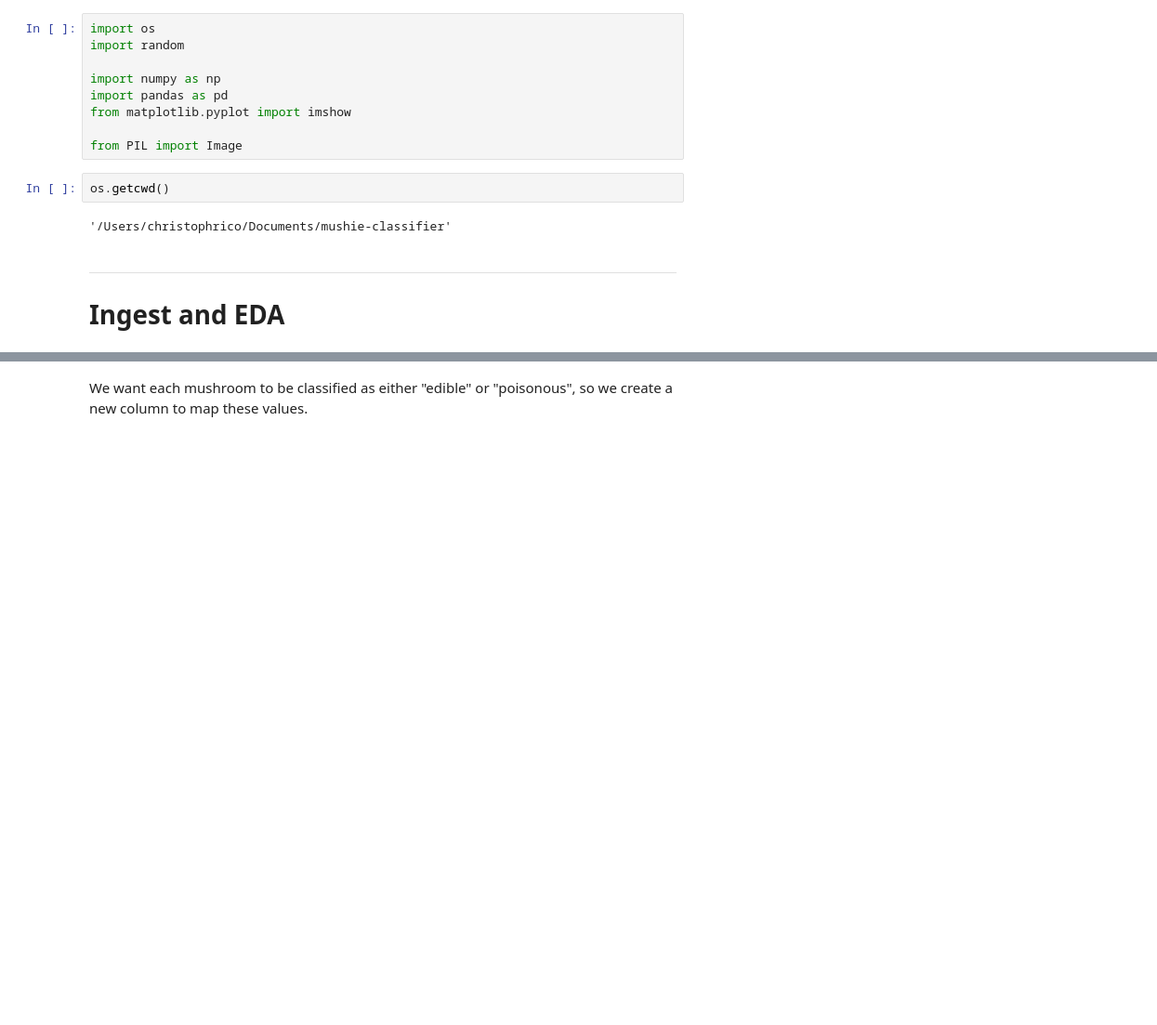
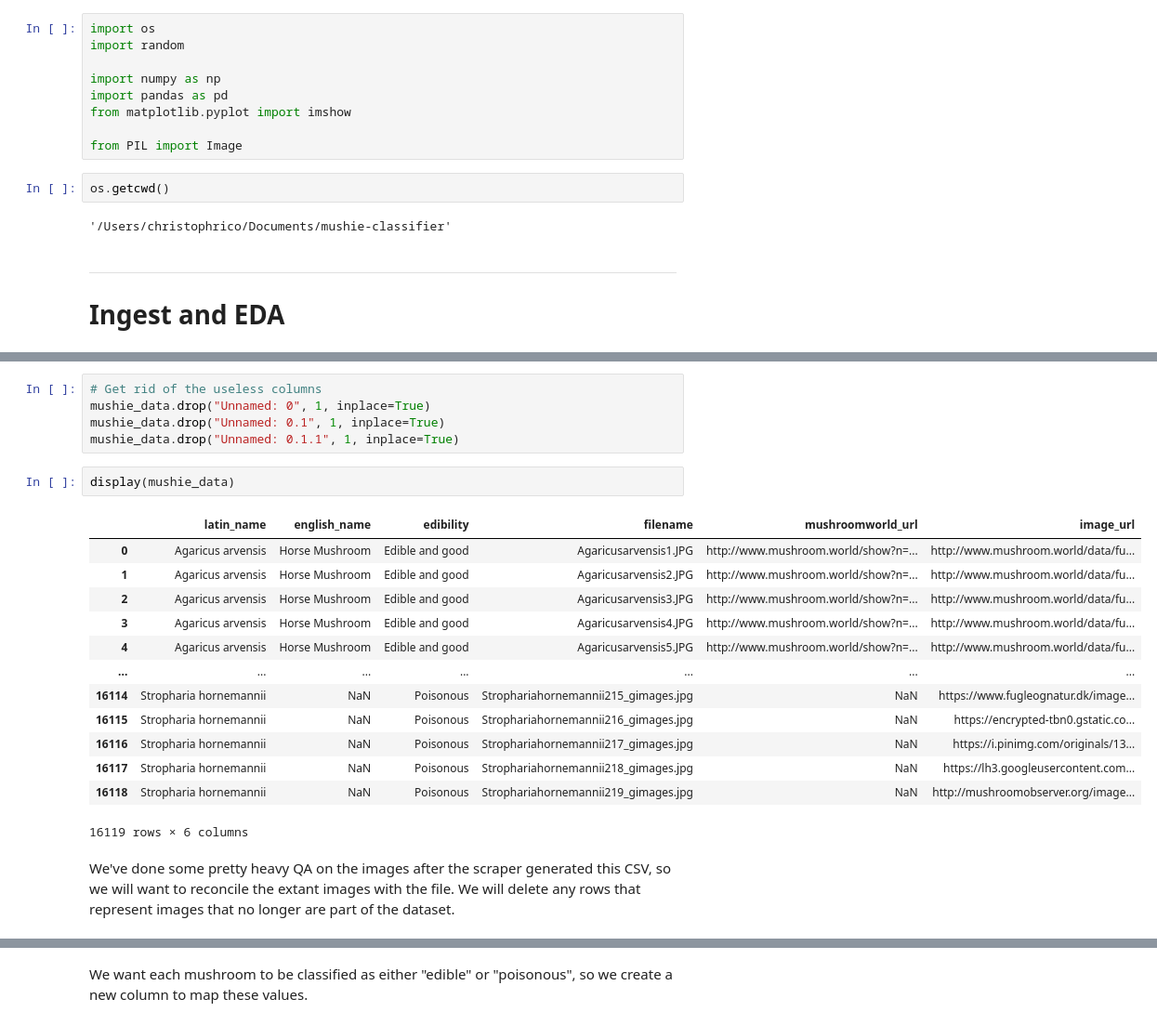
Before and after one commit to Edible-ai/Explainable-Edibles, a Jupyter notebook: 1_Preliminary_image_data_analysis.ipynb, the cells around one changed output, grey strips where cells are left out. Shown at 93% size. Drawn from its saved outputs; the diff is of its cells as text; blank space fills up the shorter version.

```diff
--- a/1_Preliminary_image_data_analysis.ipynb
+++ b/1_Preliminary_image_data_analysis.ipynb
@@ -55,0 +41,23 @@ mushie_data.head(10)
+# %%
+# Get rid of the useless columns
+mushie_data.drop("Unnamed: 0", 1, inplace=True)
+mushie_data.drop("Unnamed: 0.1", 1, inplace=True)
+mushie_data.drop("Unnamed: 0.1.1", 1, inplace=True)
+# %%
+display(mushie_data)
+# %% [output]
+|  | latin_name | english_name | edibility | filename | mushroomworld_url | image_url |
+| 0 | Agaricus arvensis | Horse Mushroom | Edible and good | Agaricusarvensis1.JPG | http://www.mushroom.world/show?n=... | http://www.mushroom.world/data/fu... |
+| 1 | Agaricus arvensis | Horse Mushroom | Edible and good | Agaricusarvensis2.JPG | http://www.mushroom.world/show?n=... | http://www.mushroom.world/data/fu... |
+| 2 | Agaricus arvensis | Horse Mushroom | Edible and good | Agaricusarvensis3.JPG | http://www.mushroom.world/show?n=... | http://www.mushroom.world/data/fu... |
+| 3 | Agaricus arvensis | Horse Mushroom | Edible and good | Agaricusarvensis4.JPG | http://www.mushroom.world/show?n=... | http://www.mushroom.world/data/fu... |
+| 4 | Agaricus arvensis | Horse Mushroom | Edible and good | Agaricusarvensis5.JPG | http://www.mushroom.world/show?n=... | http://www.mushroom.world/data/fu... |
+| ... | ... | ... | ... | ... | ... | ... |
+| 16114 | Stropharia hornemannii | NaN | Poisonous | Strophariahornemannii215_gimages.jpg | NaN | https://www.fugleognatur.dk/image... |
+| 16115 | Stropharia hornemannii | NaN | Poisonous | Strophariahornemannii216_gimages.jpg | NaN | https://encrypted-tbn0.gstatic.co... |
+| 16116 | Stropharia hornemannii | NaN | Poisonous | Strophariahornemannii217_gimages.jpg | NaN | https://i.pinimg.com/originals/13... |
+| 16117 | Stropharia hornemannii | NaN | Poisonous | Strophariahornemannii218_gimages.jpg | NaN | https://lh3.googleusercontent.com... |
+| 16118 | Stropharia hornemannii | NaN | Poisonous | Strophariahornemannii219_gimages.jpg | NaN | http://mushroomobserver.org/image... |
+16119 rows × 6 columns
+# %% [markdown]
+We've done some pretty heavy QA on the images after the scraper generated this CSV, so we will want to reconcile the extant images with the file. We will delete any rows that represent images that no longer are part of the dataset.
```
Also changed, not shown: parts of 19 cells of this notebook.
